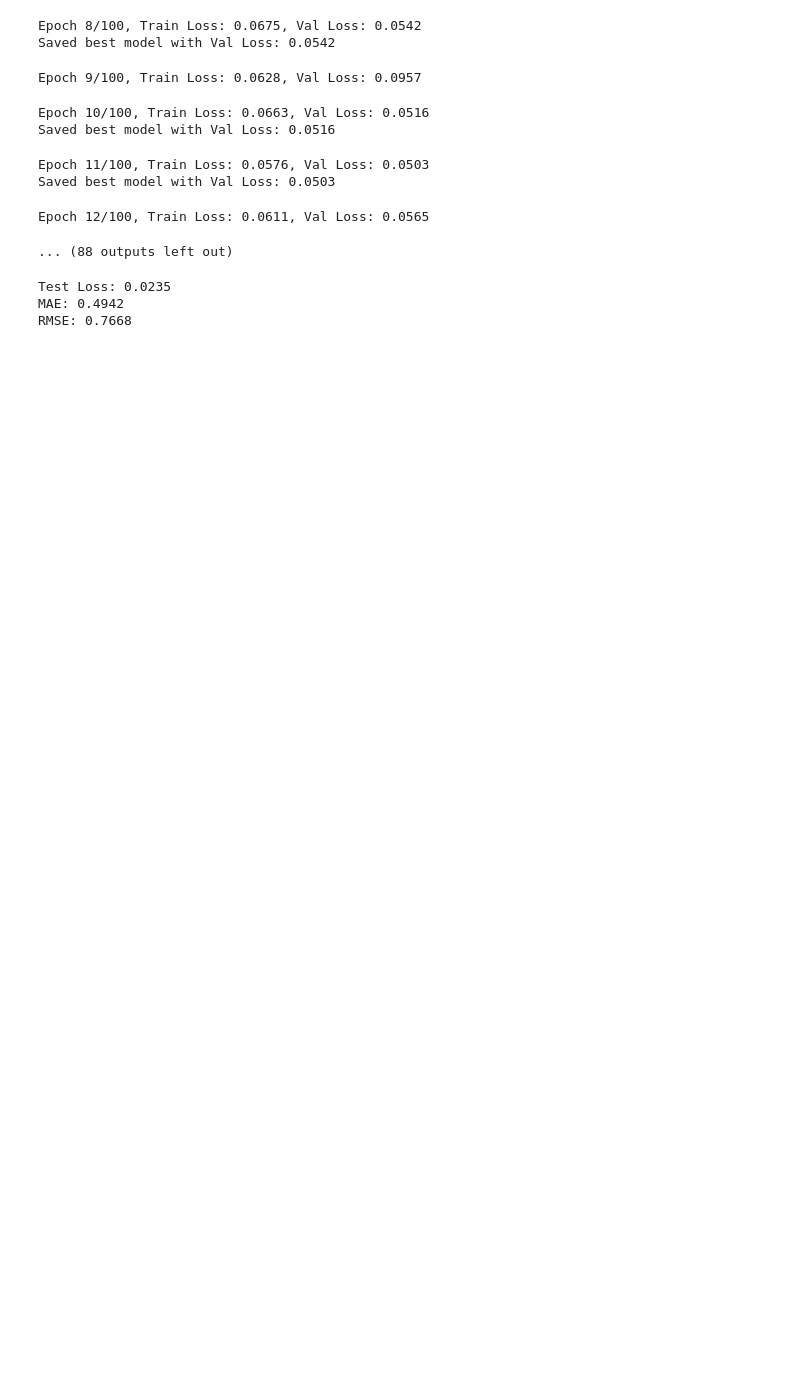
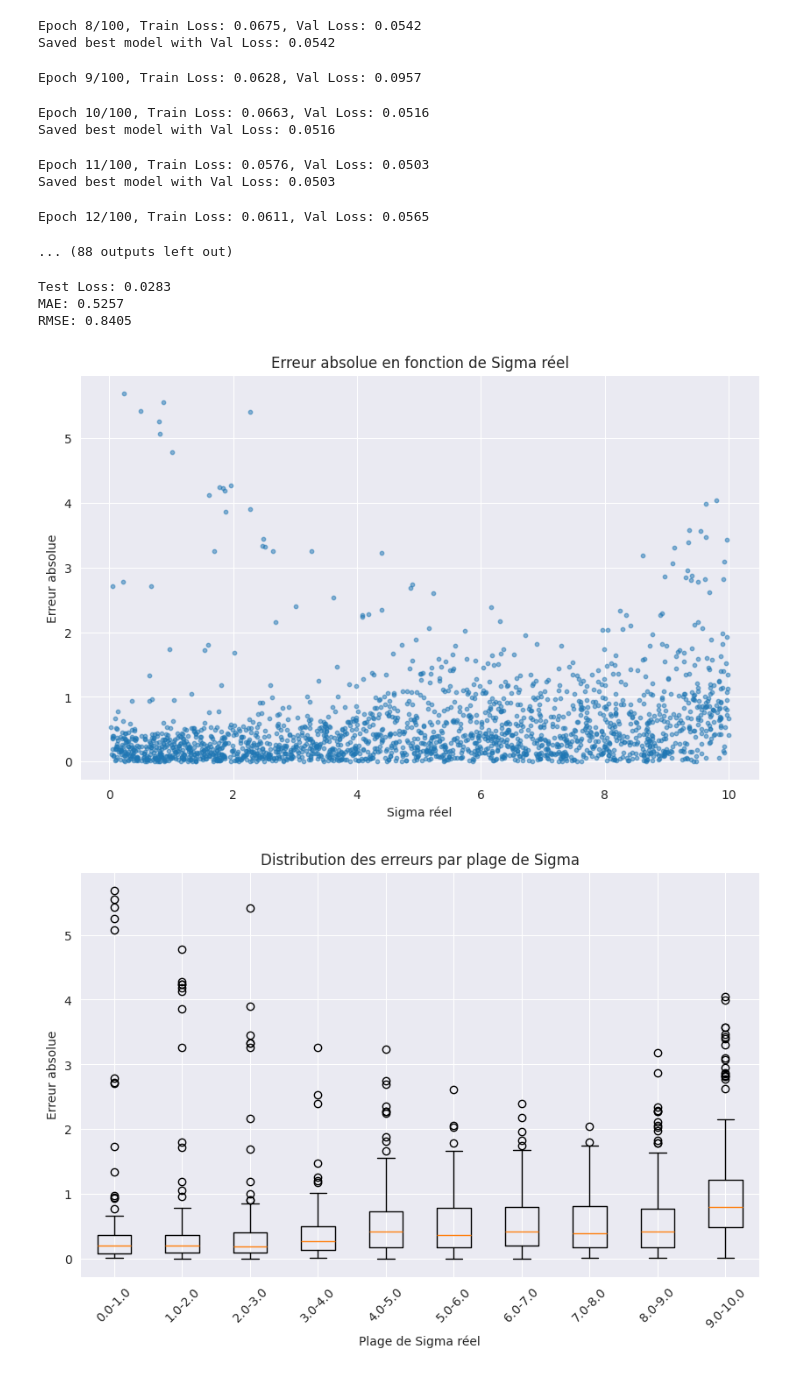
Before and after one commit to UnknownAPI/TestingNNBlurDetection, a Jupyter notebook: new_nn_train.ipynb, the cells around one changed output. Saved outputs shown, nothing was run; the diff lists cells and outputs as text; code cells hidden in the pictures; blank space fills up the shorter version.

```diff
--- a/new_nn_train.ipynb
+++ b/new_nn_train.ipynb
@@ -21,6 +21,8 @@ np.random.seed(42)
 device = torch.device("cuda" if torch.cuda.is_available() else "cpu")
 print(device)
 transform = transforms.Compose([
+    transforms.Resize((128, 128)),
+    transforms.Grayscale(),
             transforms.ToTensor(),
             transforms.Normalize(mean=[0.5], std=[0.5])
         ])
@@ -286,8 +288,7 @@ def plot_results(test_loss, predictions, ground_truths, save_dir="plots"):
     plt.ylabel('Erreur absolue')
     plt.title('Erreur absolue en fonction de Sigma réel')
     plt.grid(True)
-    plt.savefig(Path(save_dir) / 'absolute_error_vs_ground_truth.png')
-    plt.close()
+    plt.show()
 
     # 4. Boxplot des erreurs par plage de sigma
     sigma_bins = np.linspace(0, 10, 11)
@@ -302,9 +303,7 @@ def plot_results(test_loss, predictions, ground_truths, save_dir="plots"):
     plt.title('Distribution des erreurs par plage de Sigma')
     plt.xticks(rotation=45)
     plt.grid(True)
-    plt.tight_layout()
-    plt.savefig(Path(save_dir) / 'error_by_sigma_range.png')
-    plt.close()
+    plt.show()
 # %%
     # Hyperparamètres
     batch_size = 128
@@ -313,38 +312,41 @@ def plot_results(test_loss, predictions, ground_truths, save_dir="plots"):
 
     # Charger le modèle entraîné
     # model = BlurRegressionCNN().to(device)
-    global model
+    model = BlurRegressionCNN().to(device)
+    model.load_state_dict(torch.load("best_blur_model.pth", map_location=torch.device('cpu')))
     # model_path = "best_blur_model.pth"
     # if not Path(model_path).exists():
     #     raise FileNotFoundError(f"Modèle non trouvé à {model_path}")
     # model.load_state_dict(torch.load(model_path))
     # print(f"Modèle chargé depuis {model_path}")
 
     # Créer le dataset de test
     test_dataset = BlurDataset(length=test_size)
     test_loader = DataLoader(
         test_dataset,
         batch_size=batch_size,
         shuffle=False,
         num_workers=0,
         pin_memory=True,
     )
 
     # Critère de perte
     criterion = nn.MSELoss()
 
     # Évaluer le modèle
     test_loss, predictions, ground_truths = evaluate_model(model, test_loader, criterion)
 
     # Afficher les résultats
     print(f"Test Loss: {test_loss:.4f}")
     print(f"MAE: {np.mean(np.abs(predictions - ground_truths)):.4f}")
     print(f"RMSE: {np.sqrt(np.mean((predictions - ground_truths)**2)):.4f}")
 
     # Visualiser les résultats
     plot_results(test_loss, predictions, ground_truths)
 # %% [output]
-Test Loss: 0.0235
-MAE: 0.4942
-RMSE: 0.7668
+Test Loss: 0.0283
+MAE: 0.5257
+RMSE: 0.8405
+[figure, added]
+[figure, added]
 # %%
```
Also changed, not shown: parts of 3 cells of this notebook.
